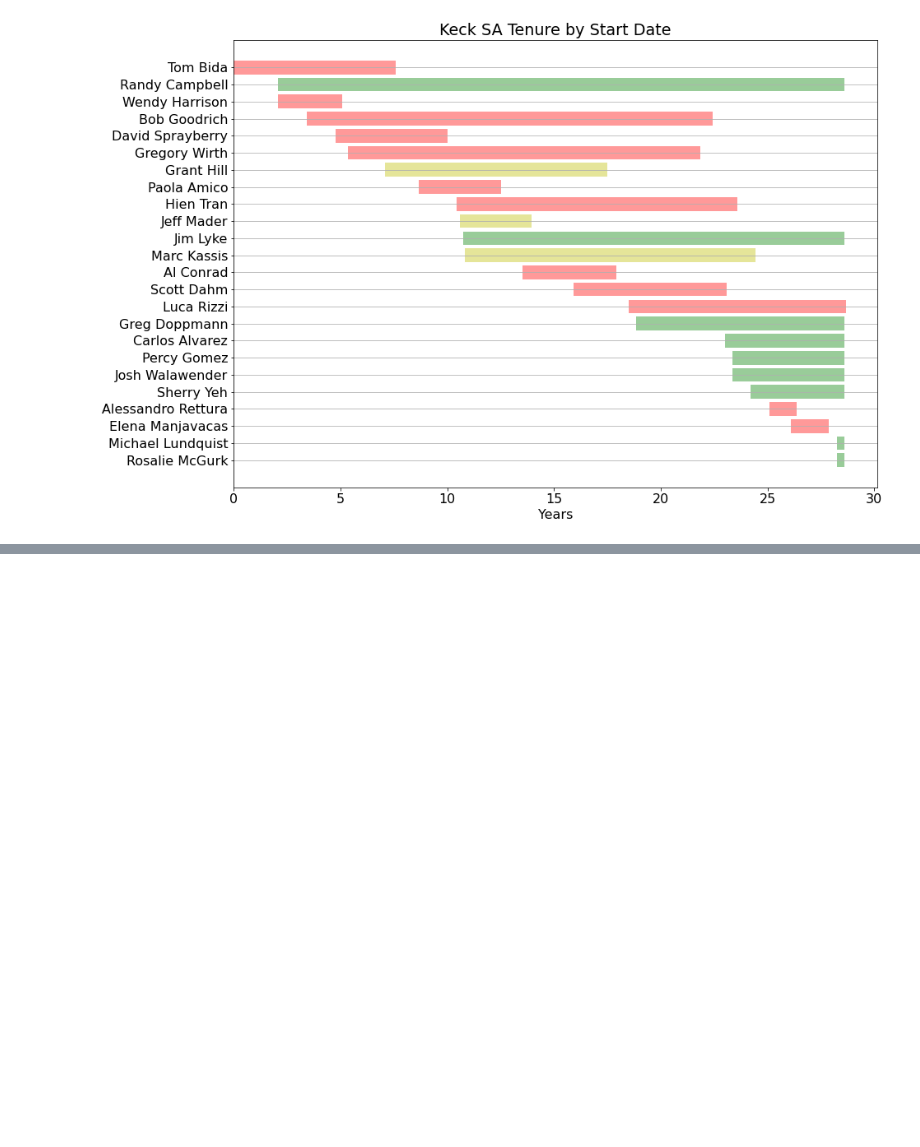
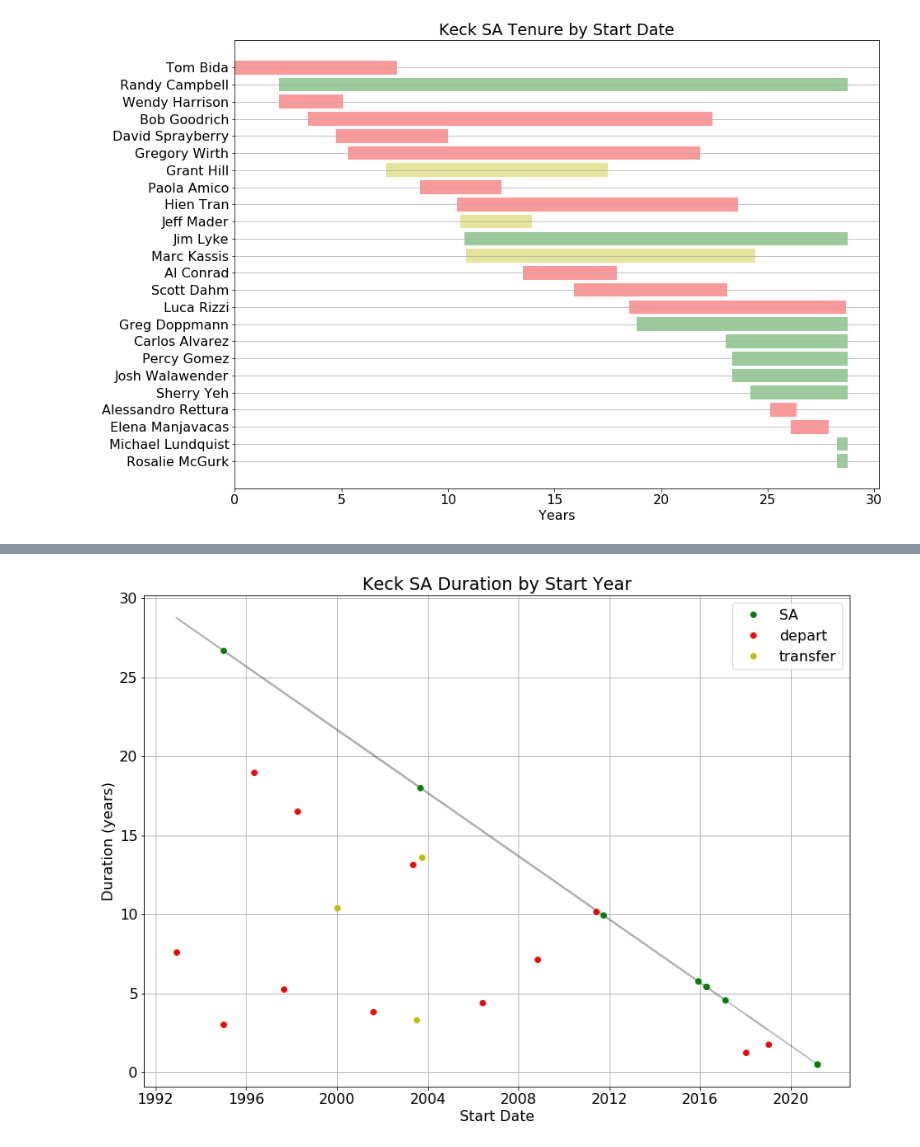
Before and after one commit to joshwalawender/KeckUtilities, a Jupyter notebook: Keck SA Tenures.ipynb, the cells around one changed output, grey strips where cells are left out. Drawn from its saved outputs; the diff is of its cells as text; code cells hidden in the pictures; blank space fills up the shorter version.

Commit message:
Update SA tenure charts

```diff
--- a/Keck SA Tenures.ipynb
+++ b/Keck SA Tenures.ipynb
@@ -178,0 +201,19 @@ generate_plot(instruments, 'Keck Instrument Tenure by Duration')
+# %%
+title = 'Keck SA Duration by Start Year'
+bystatus = SAs.group_by('Status')
+plt.figure(figsize=(14,10))
+plt.title(title)
+max_duration = [(now - sa['Start']).days/365 for sa in SAs]
+plt.plot_date(SAs['Start'], max_duration, 'k-', alpha=0.3)
+colors = {'SA': 'g', 'transfer': 'y', 'depart': 'r'}
+for i,group in enumerate(bystatus.groups):
+    status = group[0]['Status']
+    plt.plot_date(group['Start'], group['Duration'], f'{colors[status]}o', label=status)
+plt.xlabel('Start Date')
+plt.ylabel('Duration (years)')
+plt.legend(loc='best')
+plt.grid()
+plt.savefig(f'{title}.png')
+plt.show()
+# %% [output]
+[figure, added]
```
Also changed, not shown: parts of 5 cells of this notebook.
